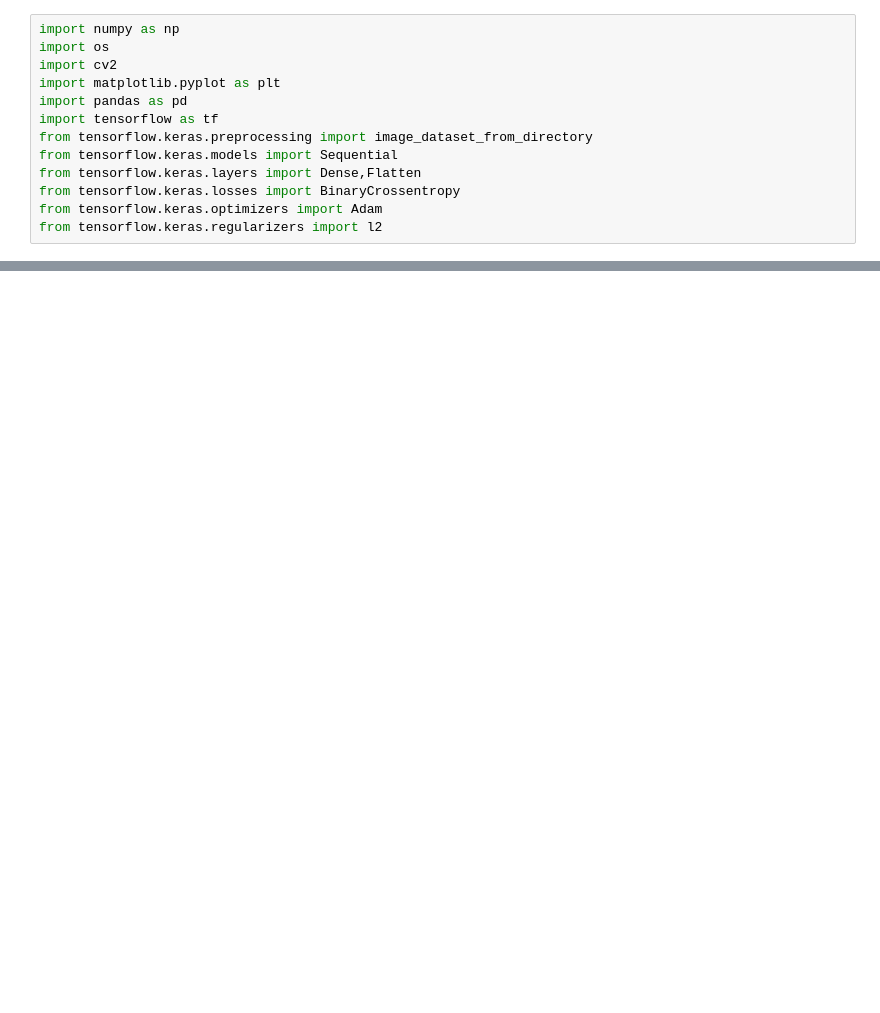
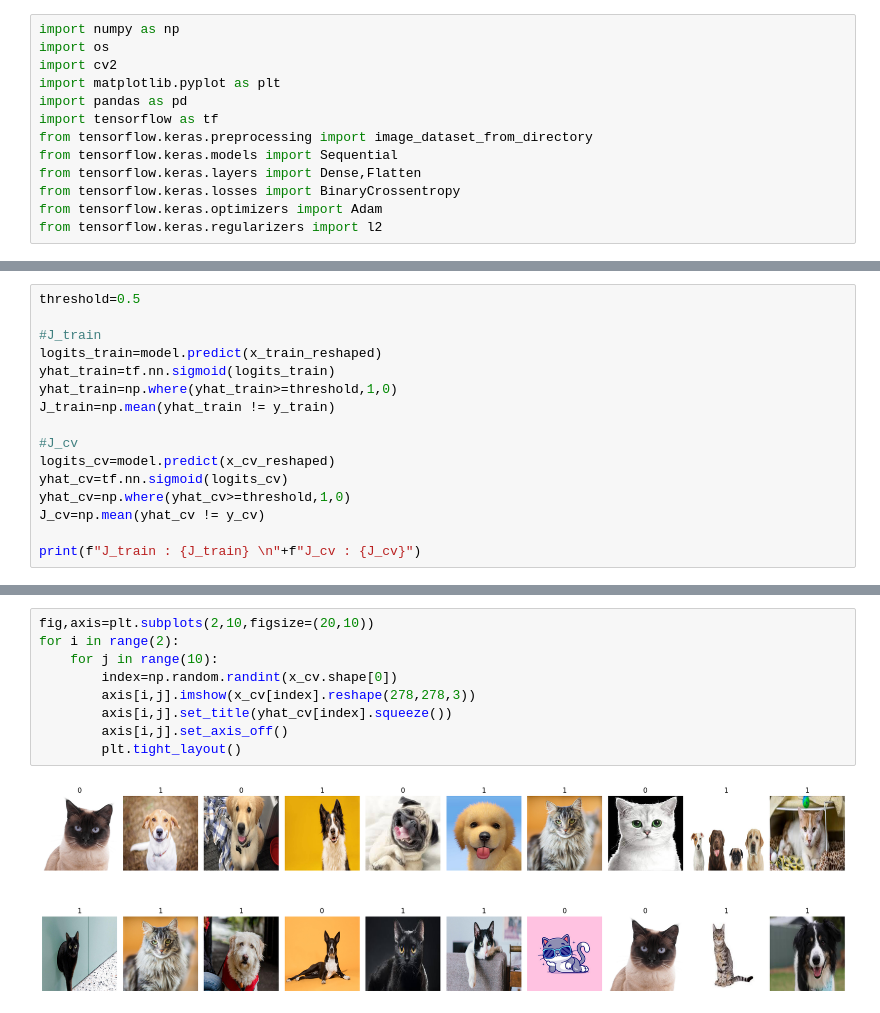
Before and after one commit to Adithyan-mp/Cat_vs_Dog, a Jupyter notebook: prog.ipynb, the cells around one changed output, grey strips where cells are left out. Drawn from its saved outputs; the diff is of its cells as text; blank space fills up the shorter version.

```diff
--- a/prog.ipynb
+++ b/prog.ipynb
@@ -227,0 +125,16 @@ Dog
+# %%
+threshold=0.5
+
+#J_train
+logits_train=model.predict(x_train_reshaped)
+yhat_train=tf.nn.sigmoid(logits_train)
+yhat_train=np.where(yhat_train>=threshold,1,0)
+J_train=np.mean(yhat_train != y_train)
+
+#J_cv
+logits_cv=model.predict(x_cv_reshaped)
+yhat_cv=tf.nn.sigmoid(logits_cv)
+yhat_cv=np.where(yhat_cv>=threshold,1,0)
+J_cv=np.mean(yhat_cv != y_cv)
+
+print(f"J_train : {J_train} \n"+f"J_cv : {J_cv}")
@@ -227,0 +146,11 @@ Dog
+# %%
+fig,axis=plt.subplots(2,10,figsize=(20,10))
+for i in range(2):
+    for j in range(10):
+        index=np.random.randint(x_cv.shape[0])
+        axis[i,j].imshow(x_cv[index].reshape(278,278,3))
+        axis[i,j].set_title(yhat_cv[index].squeeze())
+        axis[i,j].set_axis_off()
+        plt.tight_layout()
+# %% [output]
+[figure, added]
```
Also changed, not shown: parts of 18 cells of this notebook, 1 other file.
